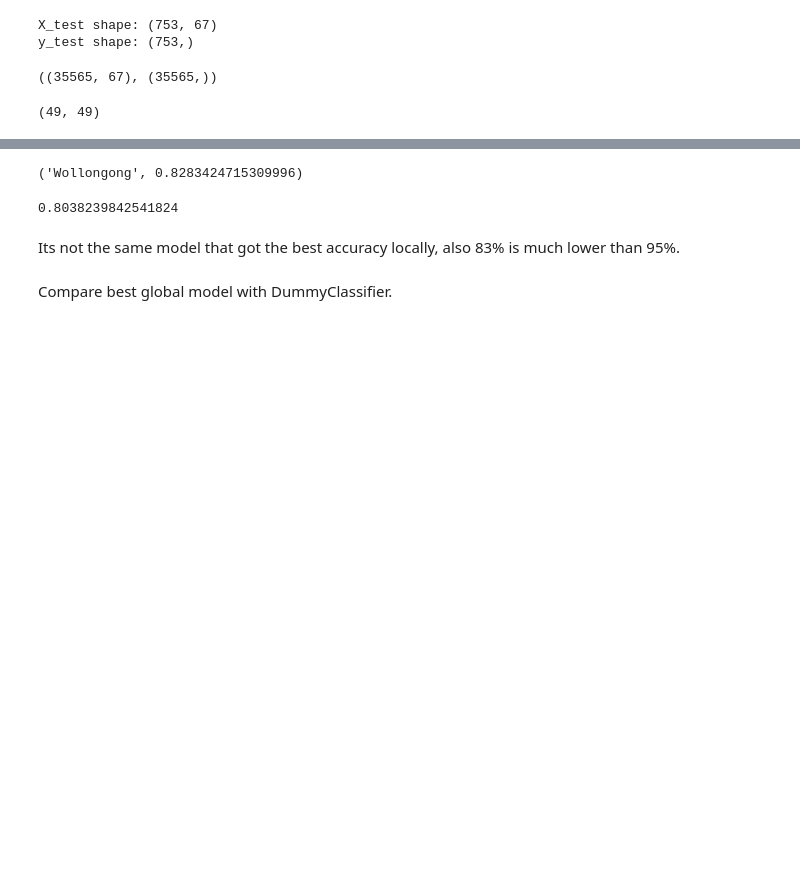
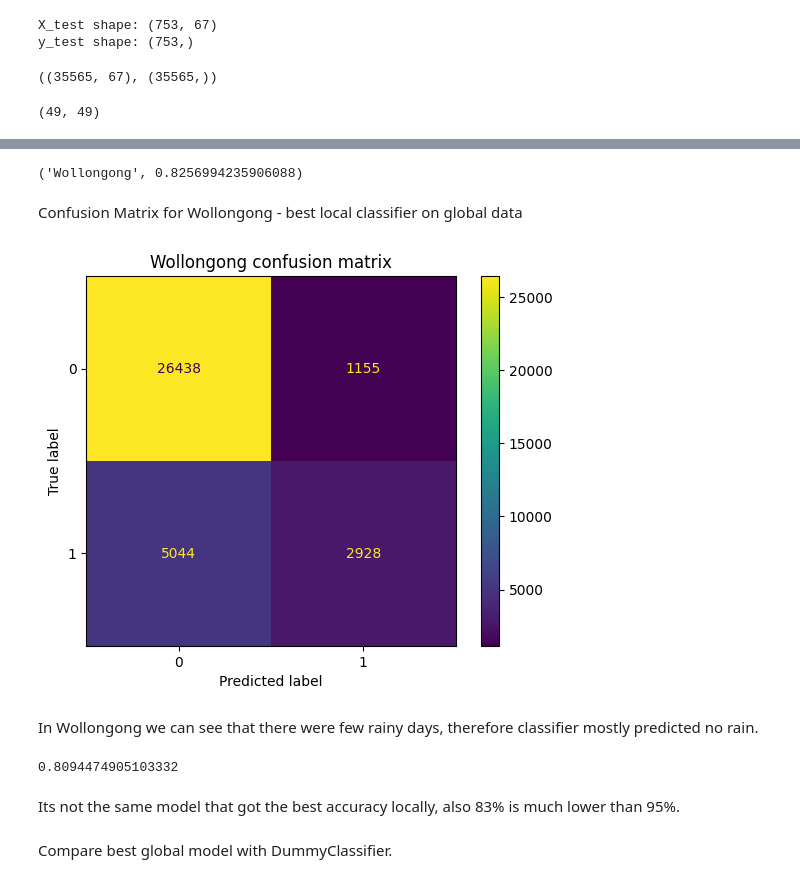
Before and after one commit to adamzsl/machine-learning, a Jupyter notebook: logistic_regression/logistic_regression.ipynb, the cells around one changed output, grey strips where cells are left out. Saved outputs shown, nothing was run; the diff lists cells and outputs as text; code cells hidden in the pictures; blank space fills up the shorter version.

```diff
--- a/logistic_regression/logistic_regression.ipynb
+++ b/logistic_regression/logistic_regression.ipynb
@@ -717,7 +717,9 @@ for region in X_['Location'].unique():
 
     for col in num_cols:
 
-        scaler = StandardScaler()
+        # MinMaxScaler, since outliers are already removed.
+        # We also dont know the distribution of the data, so we use MinMaxScaler instead of StandardScaler
+        scaler = MinMaxScaler()
 
         X_train_[col] = scaler.fit_transform(X_train_[col].values.reshape(-1, 1)).flatten()
         X_test_[col] = scaler.transform(X_test_[col].values.reshape(-1, 1)).flatten()
@@ -840,12 +862,33 @@ for region, model in region_models.items():
 best_accuracy_all = max(country_accuracies, key=country_accuracies.get)
 best_accuracy_all, country_accuracies[best_accuracy_all]
 # %% [output]
-('Wollongong', 0.8283424715309996)
+('Wollongong', 0.8256994235906088)
+# %% [markdown]
+Confusion Matrix for  Wollongong - best local classifier on global data
+# %%
+model ,scalers = region_models['Wollongong'].items()
+clf = model[1]
+
+X_test_all_ = X_test_all.copy()
+
+for col, scaler in scalers[1].items():
+    X_test_all_[col] = scaler.transform(X_test_all_[col].values.reshape(-1,1))
+
+y_pred = clf.predict(X_test_all_)
+cm_wollongong = confusion_matrix(y_test_all, y_pred)
+display_cm_wollongong = ConfusionMatrixDisplay(cm_wollongong)
+display_cm_wollongong.plot()
+plt.title("Wollongong confusion matrix")
+plt.show()
+# %% [output]
+[figure, added]
+# %% [markdown]
+In Wollongong we can see that there were few rainy days, therefore classifier mostly predicted no rain.
 # %%
 # best model locally isnt that great globally
 country_accuracies['Woomera']
 # %% [output]
-0.8038239842541824
+0.8094474905103332
 # %% [markdown]
 Its not the same model that got the best accuracy locally, also 83% is much lower than 95%.
 # %% [markdown]
```
Also changed, not shown: parts of 4 cells of this notebook.
